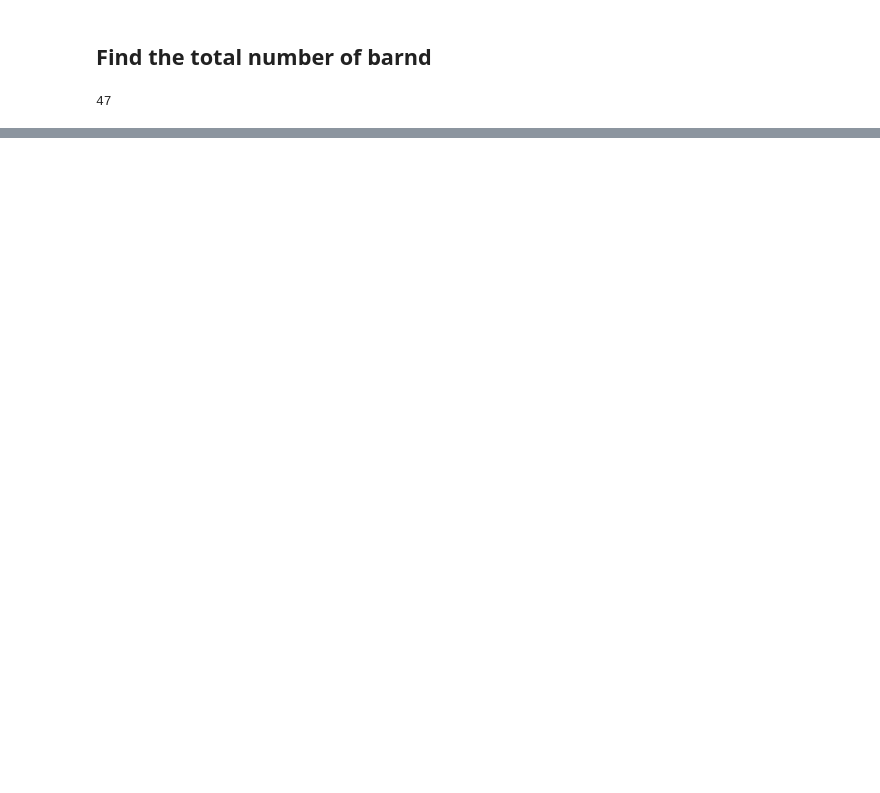
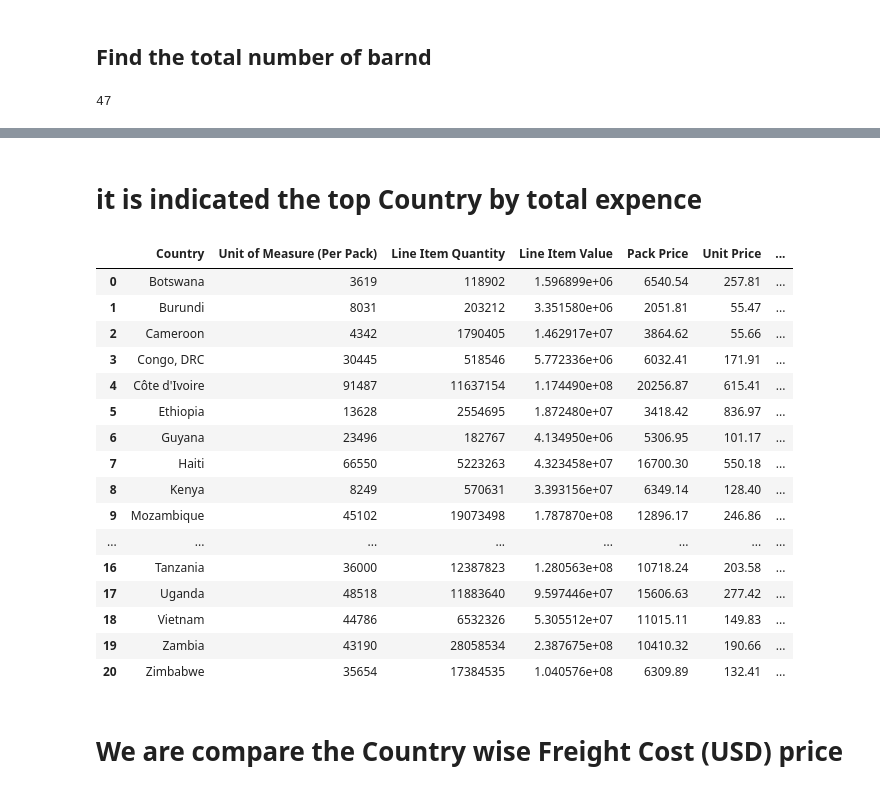
Before and after one commit to alinegorischf/Shipment-Price-Prediction, a Jupyter notebook: Shipment_Price_Prediction.ipynb, the cells around one changed output, grey strips where cells are left out. Drawn from its saved outputs; the diff is of its cells as text; code cells hidden in the pictures; blank space fills up the shorter version.

```diff
--- a/Shipment_Price_Prediction.ipynb
+++ b/Shipment_Price_Prediction.ipynb
@@ -801,0 +832,25 @@ len(df.groupby('Brand'))
+# %% [markdown]
+# it is indicated the top Country by total expence
+# %%
+country_summary = df.groupby('Country').sum().reset_index()
+country_summary
+# %% [output]
+|  | Country | Unit of Measure (Per Pack) | Line Item Quantity | Line Item Value | Pack Price | Unit Price | ... |
+| 0 | Botswana | 3619 | 118902 | 1.596899e+06 | 6540.54 | 257.81 | ... |
+| 1 | Burundi | 8031 | 203212 | 3.351580e+06 | 2051.81 | 55.47 | ... |
+| 2 | Cameroon | 4342 | 1790405 | 1.462917e+07 | 3864.62 | 55.66 | ... |
+| 3 | Congo, DRC | 30445 | 518546 | 5.772336e+06 | 6032.41 | 171.91 | ... |
+| 4 | Côte d'Ivoire | 91487 | 11637154 | 1.174490e+08 | 20256.87 | 615.41 | ... |
+| 5 | Ethiopia | 13628 | 2554695 | 1.872480e+07 | 3418.42 | 836.97 | ... |
+| 6 | Guyana | 23496 | 182767 | 4.134950e+06 | 5306.95 | 101.17 | ... |
+| 7 | Haiti | 66550 | 5223263 | 4.323458e+07 | 16700.30 | 550.18 | ... |
+| 8 | Kenya | 8249 | 570631 | 3.393156e+07 | 6349.14 | 128.40 | ... |
+| 9 | Mozambique | 45102 | 19073498 | 1.787870e+08 | 12896.17 | 246.86 | ... |
+| ... | ... | ... | ... | ... | ... | ... | ... |
+| 16 | Tanzania | 36000 | 12387823 | 1.280563e+08 | 10718.24 | 203.58 | ... |
+| 17 | Uganda | 48518 | 11883640 | 9.597446e+07 | 15606.63 | 277.42 | ... |
+| 18 | Vietnam | 44786 | 6532326 | 5.305512e+07 | 11015.11 | 149.83 | ... |
+| 19 | Zambia | 43190 | 28058534 | 2.387675e+08 | 10410.32 | 190.66 | ... |
+| 20 | Zimbabwe | 35654 | 17384535 | 1.040576e+08 | 6309.89 | 132.41 | ... |
+# %% [markdown]
+# We are compare the Country wise Freight Cost (USD) price
```
Also changed, not shown: parts of 53 cells of this notebook.
